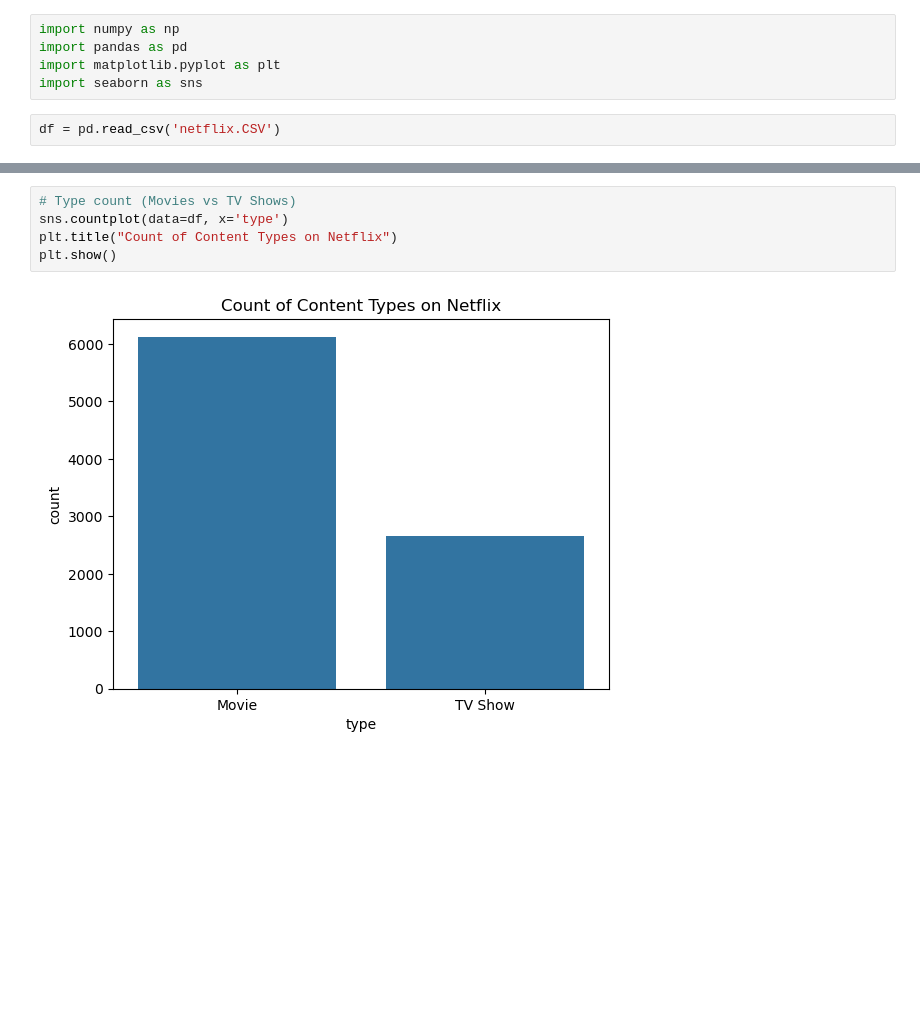
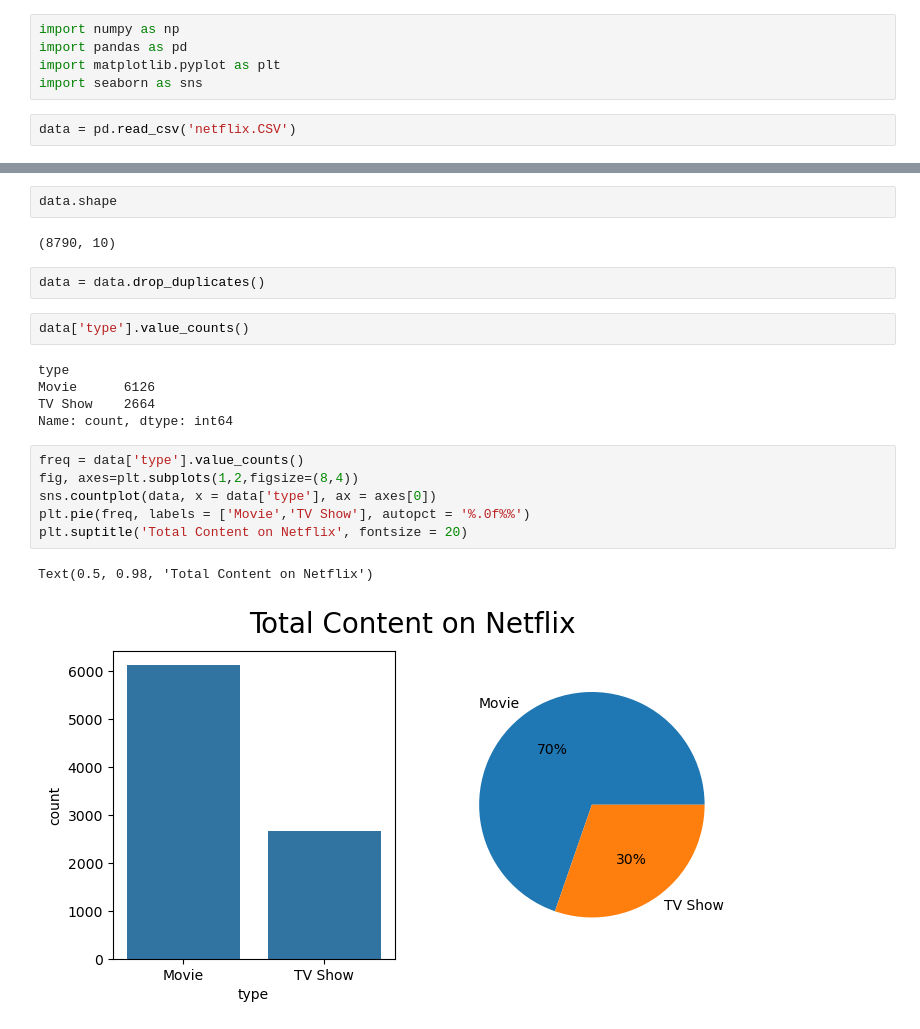
Before and after one commit to Savithri05/netflix, a Jupyter notebook: netflix.ipynb, the cells around one changed output, grey strips where cells are left out. Drawn from its saved outputs; the diff is of its cells as text; blank space fills up the shorter version.

```diff
--- a/netflix.ipynb
+++ b/netflix.ipynb
@@ -4,5 +4,5 @@ import pandas as pd
 import matplotlib.pyplot as plt
 import seaborn as sns
 # %%
-df = pd.read_csv('netflix.CSV')
+data = pd.read_csv('netflix.CSV')
 # %%
@@ -95,7 +52,22 @@ dtype: int64
-# %%
-# Type count (Movies vs TV Shows)
-sns.countplot(data=df, x='type')
-plt.title("Count of Content Types on Netflix")
-plt.show()
-# %% [output]
-[figure, removed]
+# %%
+data.shape
+# %% [output]
+(8790, 10)
+# %%
+data = data.drop_duplicates()
+# %%
+data['type'].value_counts()
+# %% [output]
+type
+Movie      6126
+TV Show    2664
+Name: count, dtype: int64
+# %%
+freq = data['type'].value_counts()
+fig, axes=plt.subplots(1,2,figsize=(8,4))
+sns.countplot(data, x = data['type'], ax = axes[0])
+plt.pie(freq, labels = ['Movie','TV Show'], autopct = '%.0f%%')
+plt.suptitle('Total Content on Netflix', fontsize = 20)
+# %% [output]
+Text(0.5, 0.98, 'Total Content on Netflix')
+[figure, added]
```
Also changed, not shown: parts of 16 cells of this notebook.
